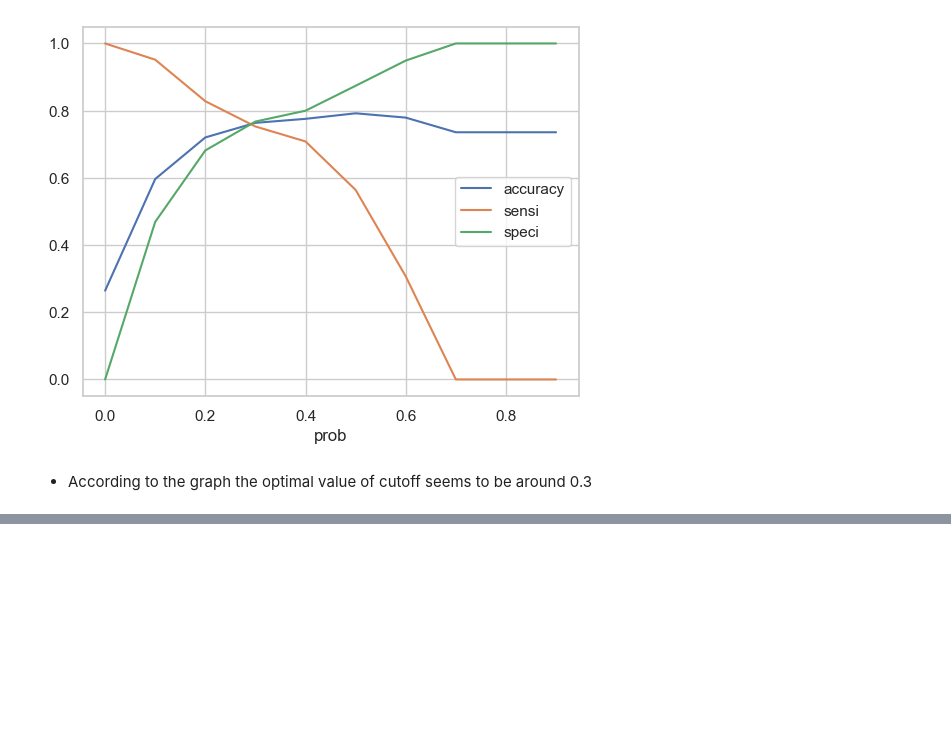
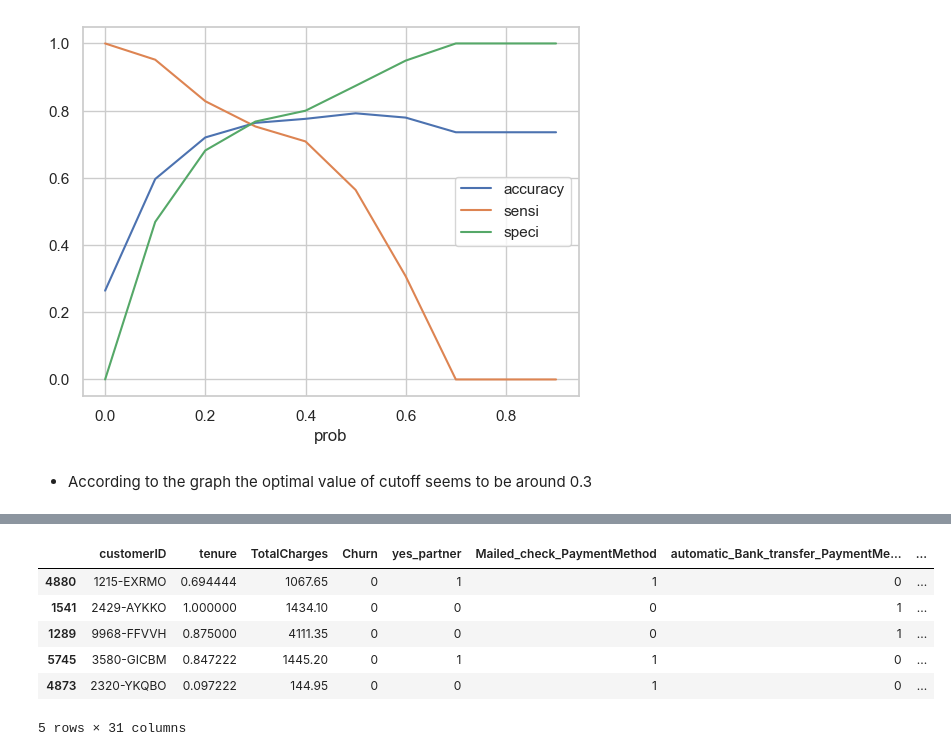
Before and after one commit to MrBinit/Supervised-Learning, a Jupyter notebook: logistic regression/b.ipynb, the cells around one changed output, grey strips where cells are left out. Saved outputs shown, nothing was run; the diff lists cells and outputs as text; code cells hidden in the pictures; blank space fills up the shorter version.

```diff
--- a/logistic regression/b.ipynb
+++ b/logistic regression/b.ipynb
@@ -1744,0 +1776,14 @@ plt.show()
+# %%
+# tarnsforming the continuous features in the test dataset
+
+final_test[numeric] = scaler.fit_transform(final_test[numeric])
+# %%
+final_test.head()
+# %% [output]
+|  | customerID | tenure | TotalCharges | Churn | yes_partner | Mailed_check_PaymentMethod | automatic_Bank_transfer_PaymentMe... | ... |
+| 4880 | 1215-EXRMO | 0.694444 | 1067.65 | 0 | 1 | 1 | 0 | ... |
+| 1541 | 2429-AYKKO | 1.000000 | 1434.10 | 0 | 0 | 0 | 1 | ... |
+| 1289 | 9968-FFVVH | 0.875000 | 4111.35 | 0 | 0 | 0 | 1 | ... |
+| 5745 | 3580-GICBM | 0.847222 | 1445.20 | 0 | 1 | 1 | 0 | ... |
+| 4873 | 2320-YKQBO | 0.097222 | 144.95 | 0 | 0 | 1 | 0 | ... |
+5 rows × 31 columns
```
Also changed, not shown: parts of 29 cells of this notebook.
